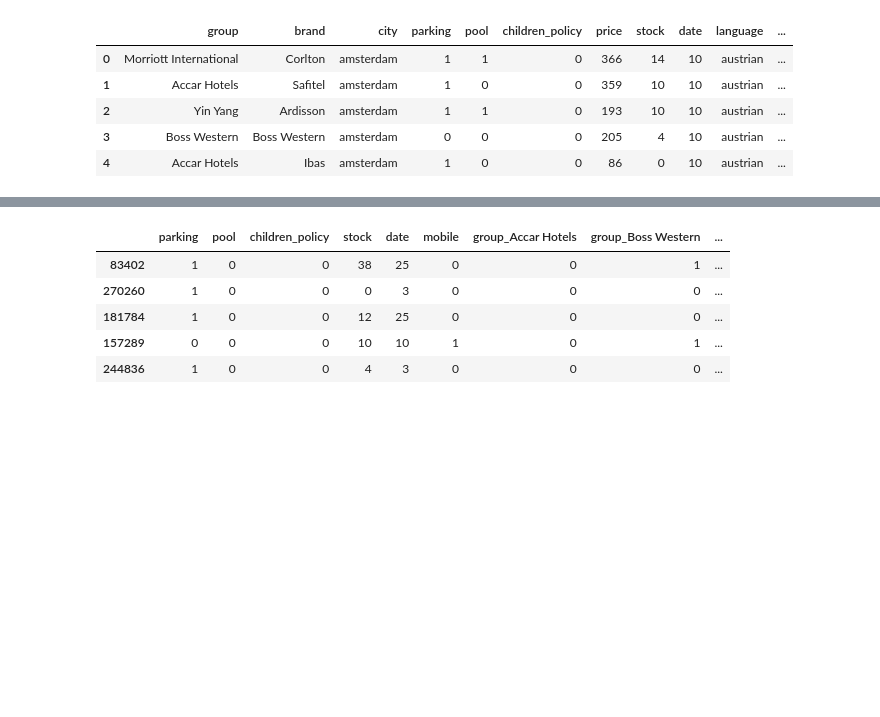
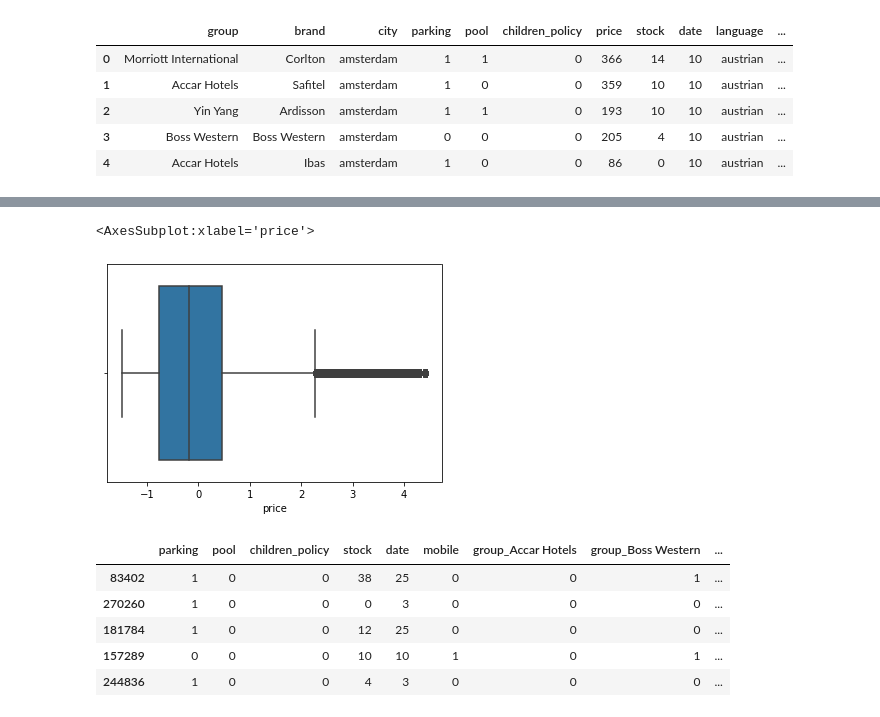
Before and after one commit to njulia1/Defi-IA-2023, a Jupyter notebook: Random Forest .ipynb, the cells around one changed output, grey strips where cells are left out. Saved outputs shown, nothing was run; the diff lists cells and outputs as text; code cells hidden in the pictures; blank space fills up the shorter version.

```diff
--- a/Random Forest .ipynb
+++ b/Random Forest .ipynb
@@ -33,6 +45,11 @@ price=requests["price"]
 X_train,X_test,price_train,price_test=train_test_split(requests,price,test_size=0.25,random_state=11)
 X_train=X_train.drop(['price'], axis=1)
 X_test=X_test.drop(['price'], axis=1)
+# %%
+sns.boxplot(price)
+# %% [output]
+<AxesSubplot:xlabel='price'>
+[figure, added]
 # %%
 X_train.head()
 #X_test.head()
```
Also changed, not shown: parts of 15 cells of this notebook.
